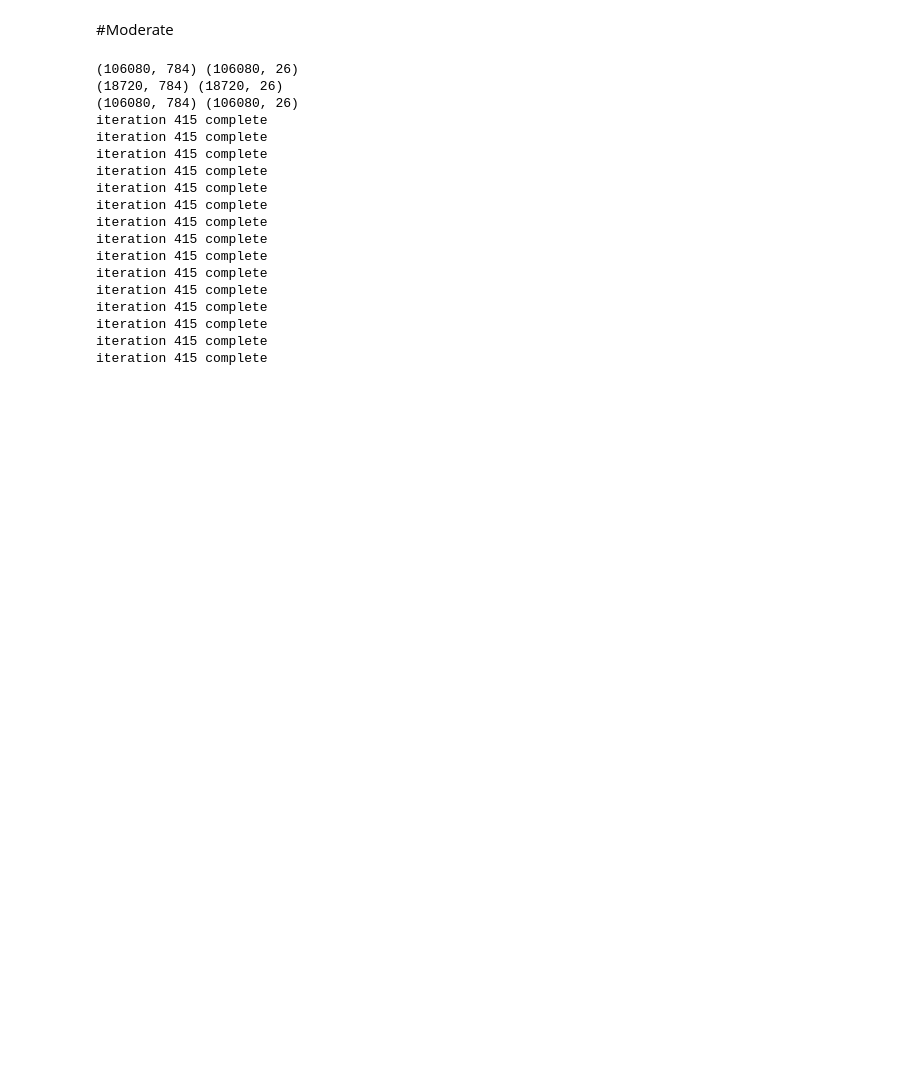
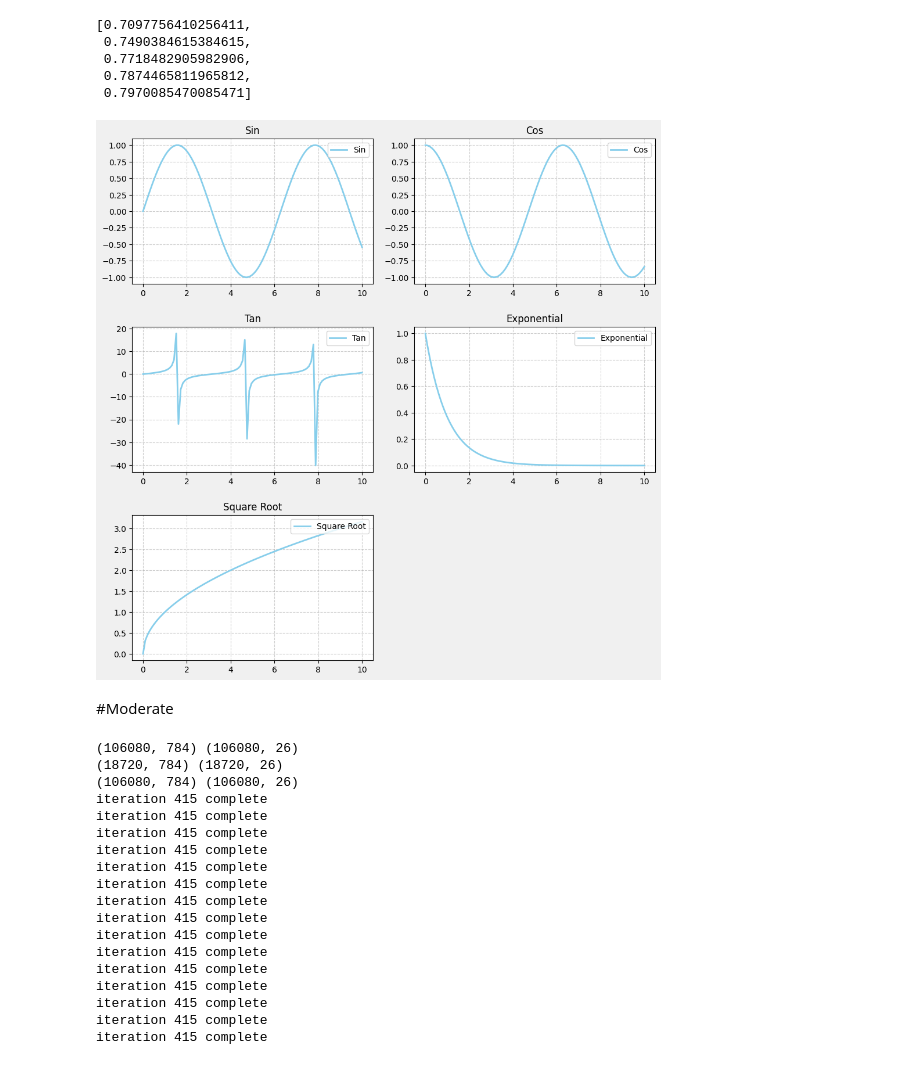
Before and after one commit to abdur-rafi/Machine-Learning-Sessional, a Jupyter notebook: 1805008.ipynb, the cells around one changed output. Drawn from its saved outputs; the diff is of its cells as text; code cells hidden in the pictures; blank space fills up the shorter version.

```diff
--- a/1805008.ipynb
+++ b/1805008.ipynb
@@ -391,0 +552,8 @@ def plot(loss1, loss2):
+# %%
+smallModelMetrics.vA
+# %% [output]
+[0.7097756410256411,
+ 0.7490384615384615,
+ 0.7718482905982906,
+ 0.7874465811965812,
+ 0.7970085470085471]
@@ -392,3 +563,44 @@ def plot(loss1, loss2):
+# %%
+import matplotlib.pyplot as plt
+import numpy as np
+
+# Generating sample data for 5 arrays
+x = np.linspace(0, 10, 100)
+y1 = np.sin(x)
+y2 = np.cos(x)
+y3 = np.tan(x)
+y4 = np.exp(-x)
+y5 = np.sqrt(x)
+
+# Creating subplots with a 3x2 grid
+fig, axes = plt.subplots(3, 2, figsize=(10, 10))
+
+# Flattening the axes array
+axes = axes.flatten()
+
+# Plotting each array in a subplot with different styling and legends
+plots = [y1, y2, y3, y4, y5]
+titles = ['Sin', 'Cos', 'Tan', 'Exponential', 'Square Root']
+
+for i, ax in enumerate(axes):
+    if i < len(plots):
+        line, = ax.plot(x, plots[i], label=titles[i], color='skyblue', linestyle='-', linewidth=2)
+        ax.set_title(titles[i])
+        ax.grid(True, linestyle='--', alpha=0.6)  # Adding gridlines
+        ax.legend(handles=[line], loc='upper right')  # Adding legend
+
+    else:
+        fig.delaxes(ax)  # Remove unused subplots
+
+# Adjust layout and spacing
+plt.tight_layout(pad=2.0, h_pad=2.0, w_pad=2.0)
+
+# Set a background color for the entire plot
+plt.gcf().set_facecolor('#f0f0f0')  # Light gray background color
+
+plt.show()
+# %% [output]
+[figure, added]
 # %% [markdown]
 #Moderate
 # %%
```
Also changed, not shown: parts of 6 cells of this notebook.
